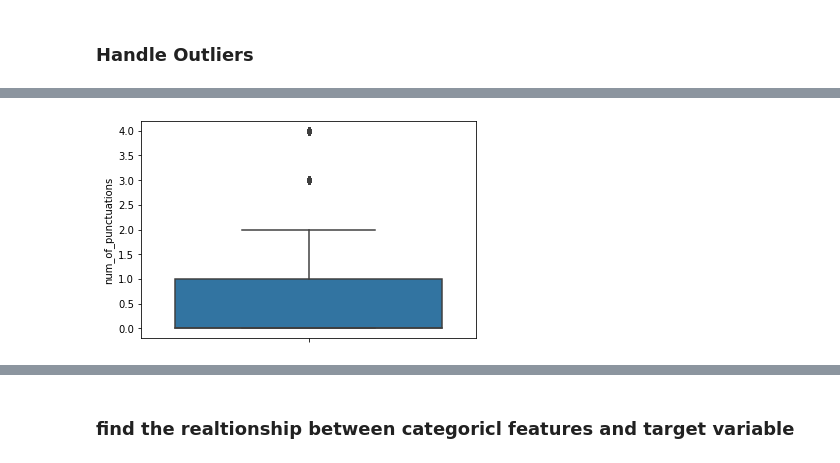
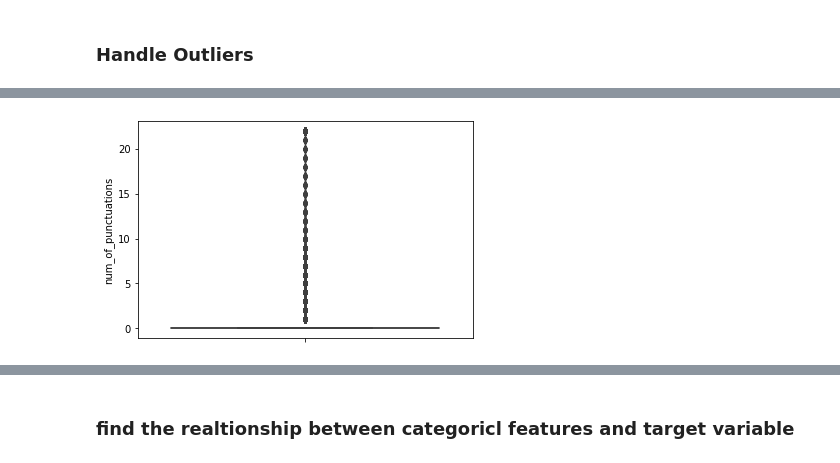
Before and after one commit to OvinduWijethunge/Machine_Learning_Projects, a Jupyter notebook: youtube spam classifier/EAD & FE.ipynb, the cells around one changed output, grey strips where cells are left out. Drawn from its saved outputs; the diff is of its cells as text; code cells hidden in the pictures.

```diff
--- a/youtube spam classifier/EAD & FE.ipynb
+++ b/youtube spam classifier/EAD & FE.ipynb
@@ -124,9 +124,9 @@ plt.legend(loc='best')
 plt.show()
 
 
-x = df3['sin_comment'].quantile(0.03)
-y = df3['sin_comment'].quantile(0.9)
-df3['sin_comment']= np.where(df3['sin_comment'] < x,  x,df3['sin_comment'])
+#x = df3['sin_comment'].quantile(0.03)
+y = df3['sin_comment'].quantile(0.985)
+#df3['sin_comment']= np.where(df3['sin_comment'] < x,  x,df3['sin_comment'])
 df3['sin_comment']= np.where(df3['sin_comment'] > y,  y,df3['sin_comment'])
 
 
@@ -152,7 +152,7 @@ plt.show()
 
 
 #x = df2['word_count'].quantile(0.1)
-y = df4['word_count'].quantile(0.9)
+y = df4['word_count'].quantile(0.89)
 #df2['word_count']= np.where(df2['word_count'] < x,  x,df2['word_count'])
 df4['word_count']= np.where(df4['word_count'] > y,  y,df4['word_count'])
 
@@ -179,7 +179,7 @@ plt.show()
 
 
 #x = df2['duplicate_word_ratio'].quantile(0.1)
-y = df5['duplicate_word_ratio'].quantile(0.86)
+y = df5['duplicate_word_ratio'].quantile(0.9)
 #df2['duplicate_word_ratiot']= np.where(df2['duplicate_word_ratio'] < x,  x,df2['duplicate_word_ratio'])
 df5['duplicate_word_ratio']= np.where(df5['duplicate_word_ratio'] > y,  y,df5['duplicate_word_ratio'])
 
@@ -261,7 +261,7 @@ plt.show()
 
 
 #x = df7['length_of_comment'].quantile(0.1)
-y = df7['length_of_comment'].quantile(0.88)
+y = df7['length_of_comment'].quantile(0.9)
 #df7['length_of_comment']= np.where(df7['length_of_comment'] < x,  x,df7['length_of_comment'])
 df7['length_of_comment']= np.where(df7['length_of_comment'] > y,  y,df7['length_of_comment'])
 
@@ -288,7 +288,7 @@ plt.show()
 
 
 #x = df8['num_of_punctuations'].quantile(0.1)
-y = df8['num_of_punctuations'].quantile(0.9)
+y = df8['num_of_punctuations'].quantile(0.99)
 #df8['num_of_punctuations']= np.where(df8['num_of_punctuationst'] < x,  x,df8['num_of_punctuations'])
 df8['num_of_punctuations']= np.where(df8['num_of_punctuations'] > y,  y,df8['num_of_punctuations'])
 
@@ -304 +304 @@ plt.show()
-[figure, old version]
+[figure, new version]
```
Also changed, not shown: parts of 68 cells of this notebook, 5 other files.
